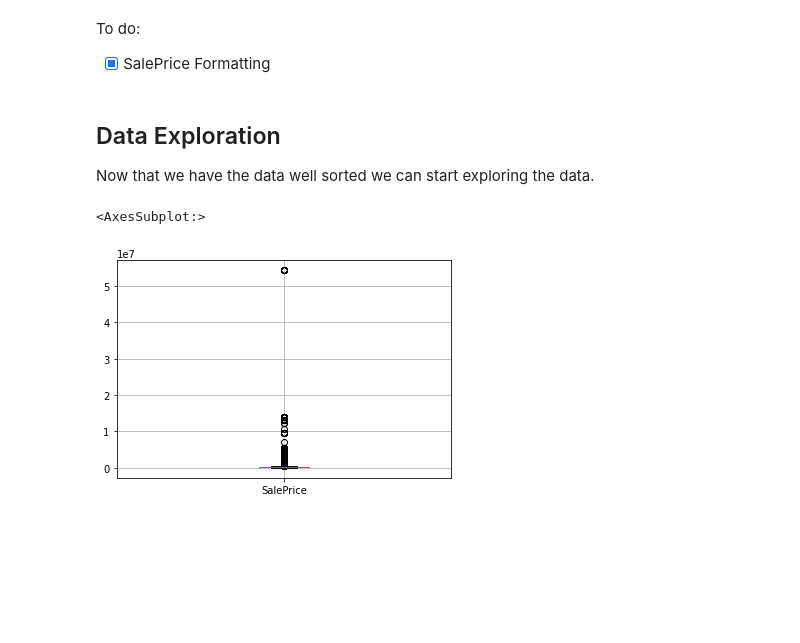
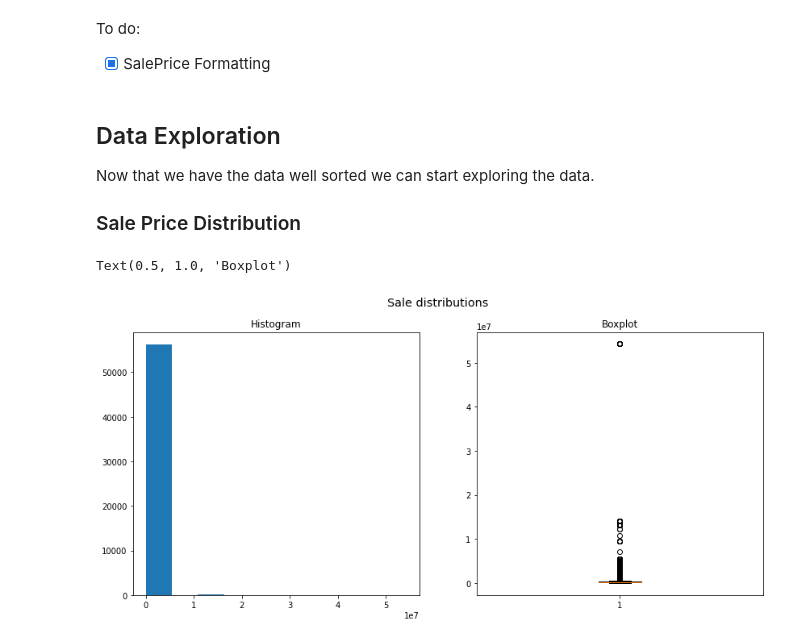
Before and after one commit to HenriqueCastros/COVID19-Analysis, a Jupyter notebook: HousingSales/DataAnalysis.ipynb, the cells around one changed output. Cells and saved outputs as stored; diff of their text form; code cells hidden in the pictures; blank space fills up the shorter version.

Commit message:
HousingSales - Add data exploration

```diff
--- a/HousingSales/DataAnalysis.ipynb
+++ b/HousingSales/DataAnalysis.ipynb
@@ -249,8 +249,16 @@ To do:
 # %% [markdown]
 ## Data Exploration
 Now that we have the data well sorted we can start exploring the data.
+
+### Sale Price Distribution
-# %%
-df.boxplot(column=['SalePrice'])
-# %% [output]
-<AxesSubplot:>
-[figure, removed]
+# %%
+plot_objects = plt.subplots(nrows=1, ncols=2, figsize=(14, 6))
+
+fig, ((ax1, ax2)) = plot_objects
+
+plt.suptitle('Sale distributions', fontsize='x-large')
+ax1.hist(df['SalePrice'])
+ax2.boxplot(df['SalePrice'])
+# %% [output]
+Text(0.5, 1.0, 'Boxplot')
+[figure, added]
```
Also changed, not shown: parts of 3 cells of this notebook.
